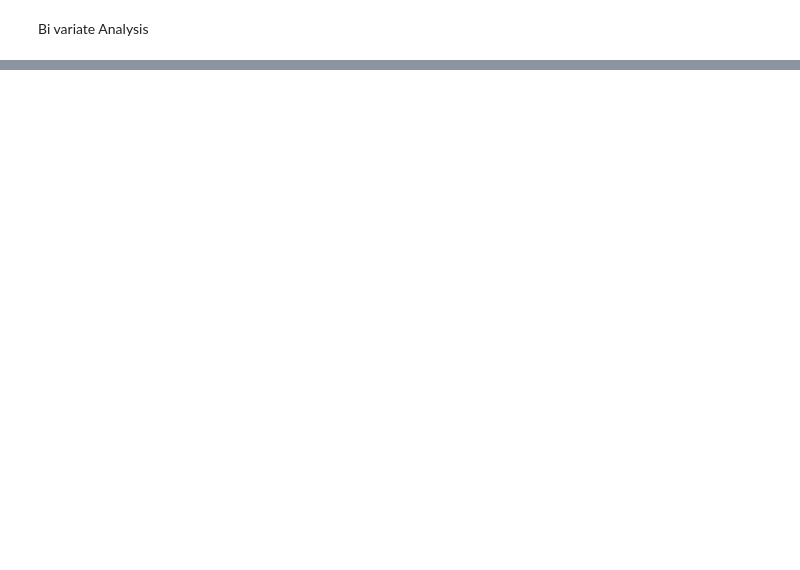
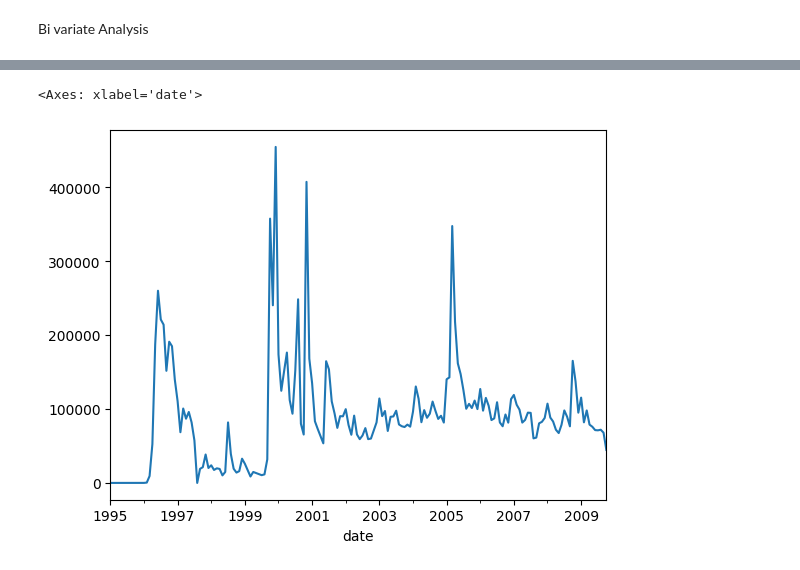
Before and after one commit to itzuditsharma/Sentiment-Analysis-Alexa, a Jupyter notebook: Movie Recommendation/main.ipynb, the cells around one changed output, grey strips where cells are left out. Cells and saved outputs as stored; diff of their text form; code cells hidden in the pictures; blank space fills up the shorter version.

```diff
--- a/Movie Recommendation/main.ipynb
+++ b/Movie Recommendation/main.ipynb
@@ -360,0 +394,4 @@ Bi variate Analysis
+# %%
+Train_Data['date'] = pd.to_datetime(Train_Data['date'], errors = 'coerce')
+Train_Data["DayOfWeek"] = Train_Data["date"].dt.strftime("%A")
+Train_Data["WeekDay"] = Train_Data['date'].apply(lambda x: 1 if x.dayofweek > 5 else 0)
@@ -360,0 +421,5 @@ Bi variate Analysis
+# %%
+Train_Data.resample("m", on="date")["rating"].count().plot()
+# %% [output]
+<Axes: xlabel='date'>
+[figure, added]
```
Also changed, not shown: parts of 37 cells of this notebook, 1 other file.
